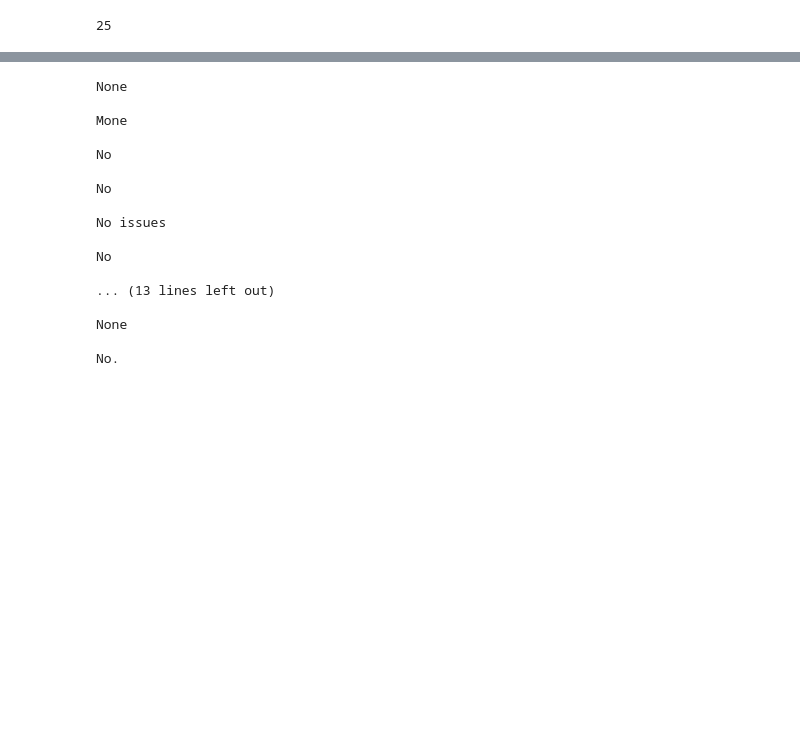
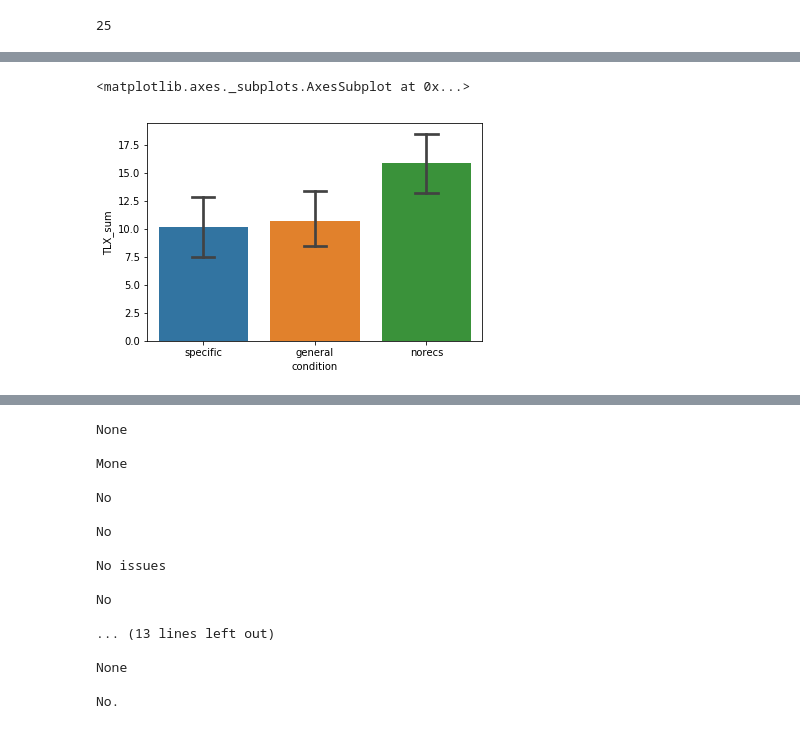
Before and after one commit to kcarnold/textrec, a Jupyter notebook: notebooks/Analysis.ipynb, the cells around one changed output, grey strips where cells are left out. Drawn from its saved outputs; the diff is of its cells as text; code cells hidden in the pictures; blank space fills up the shorter version.

```diff
--- a/notebooks/Analysis.ipynb
+++ b/notebooks/Analysis.ipynb
@@ -131,2 +57,0 @@ pd.DataFrame(trial_data).to_csv('data/trial_data.csv', index=False)
-# %%
-block_level, experiment_level = get_survey_data(participants['2018-05-02'])
@@ -171,0 +96,5 @@ block_level
+# %%
+sns.barplot(x='condition', y='TLX_sum', data=block_level, capsize=.2)
+# %% [output]
+<matplotlib.axes._subplots.AxesSubplot at 0x...>
+[figure, added]
```
Also changed, not shown: parts of 45 cells of this notebook, 1 other file.
